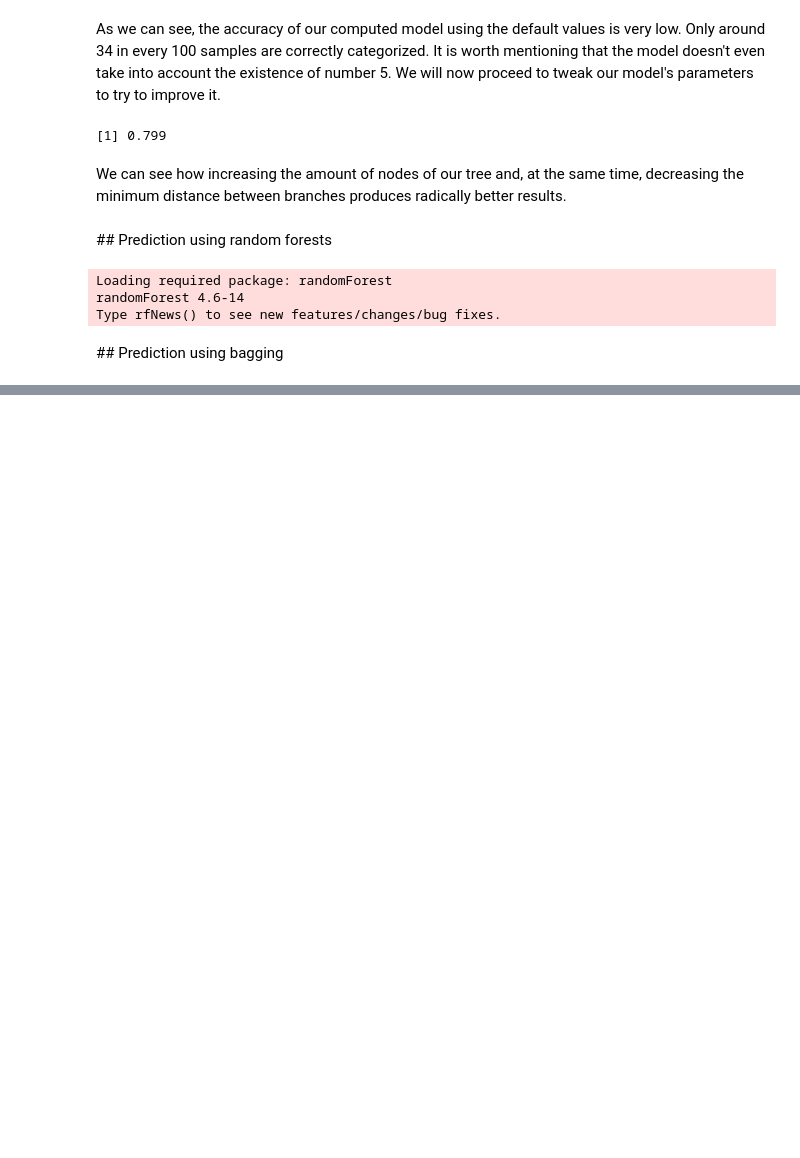
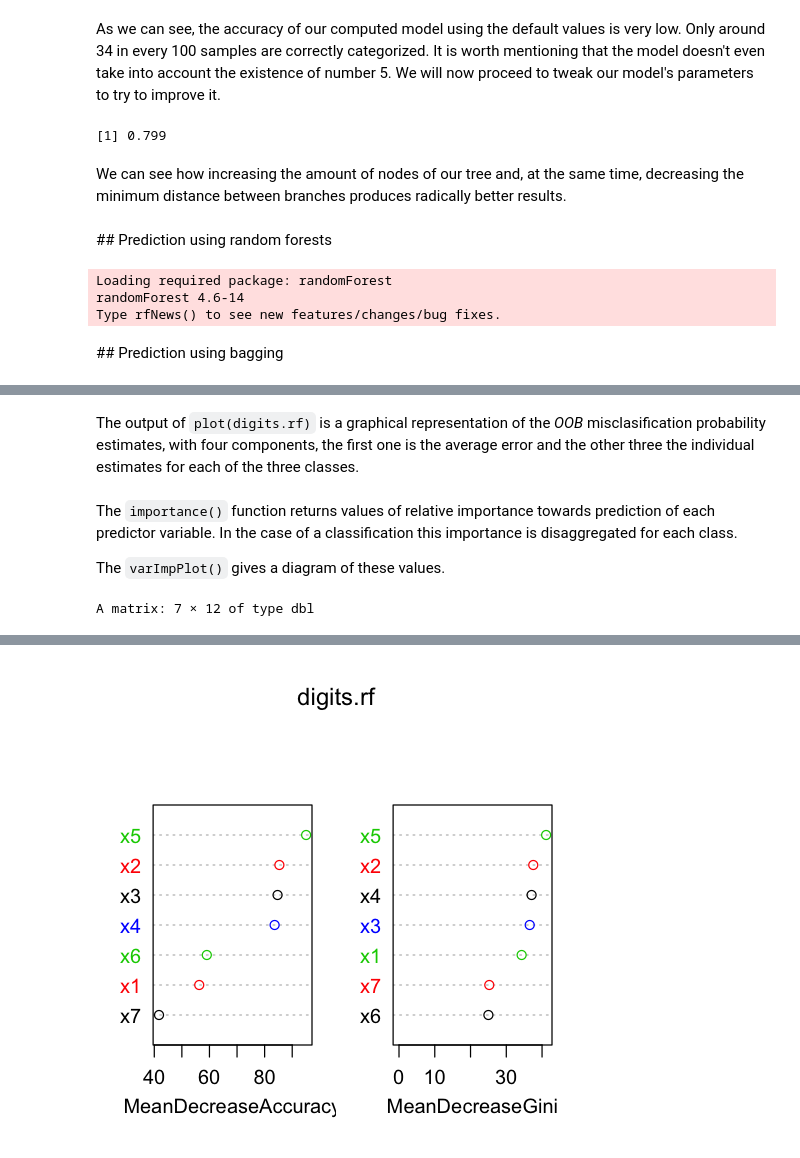
Before and after one commit to icosi/apr-automatic, a Jupyter notebook: p2/P2.ipynb, the cells around one changed output, grey strips where cells are left out. Cells and saved outputs as stored; diff of their text form; code cells hidden in the pictures; blank space fills up the shorter version.

```diff
--- a/p2/P2.ipynb
+++ b/p2/P2.ipynb
@@ -154,0 +364,12 @@ print(gbag)
+# %% [markdown]
+The output of `plot(digits.rf)` is a graphical representation of the _OOB_ misclasification probability estimates, with four components, the first one is the average error and the other three the individual estimates for each of the three classes.
+# %% [markdown]
+The `importance()` function returns values of relative importance towards prediction of each predictor variable. In the case of a classification this importance is disaggregated for each class.
+
+The `varImpPlot()` gives a diagram of these values.
+# %%
+importance(digits.rf)
+options(repr.plot.width=4,repr.plot.height=4)
+varImpPlot(digits.rf,col=c(1,2,3,4))
+# %% [output]
+A matrix: 7 × 12 of type dbl
@@ -154,0 +384 @@ print(gbag)
+[figure, added]
```
Also changed, not shown: parts of 33 cells of this notebook, 7 other files.
